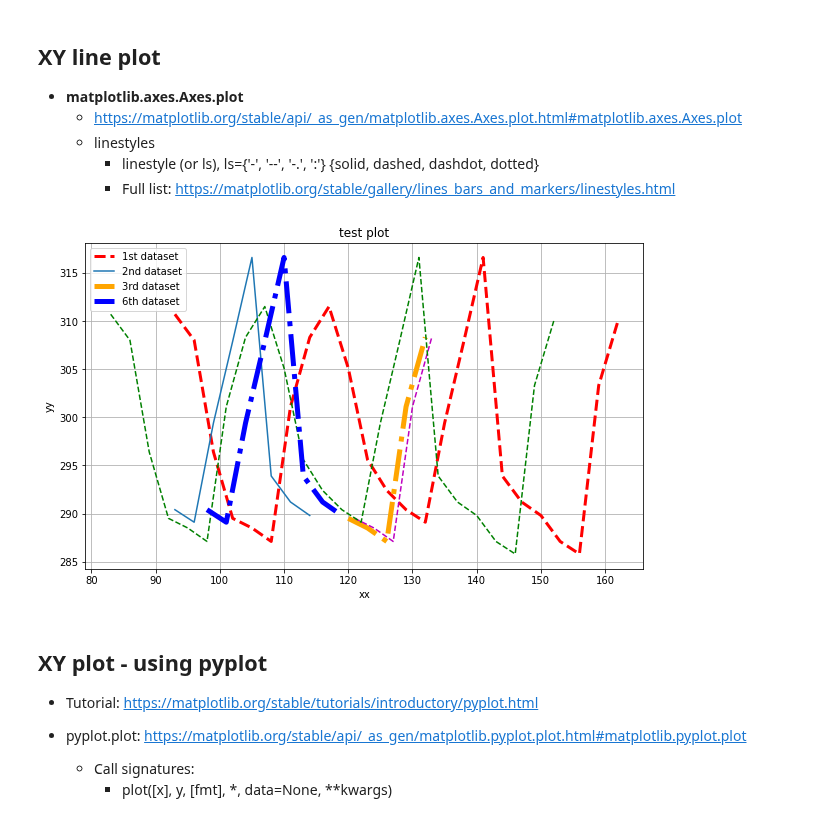
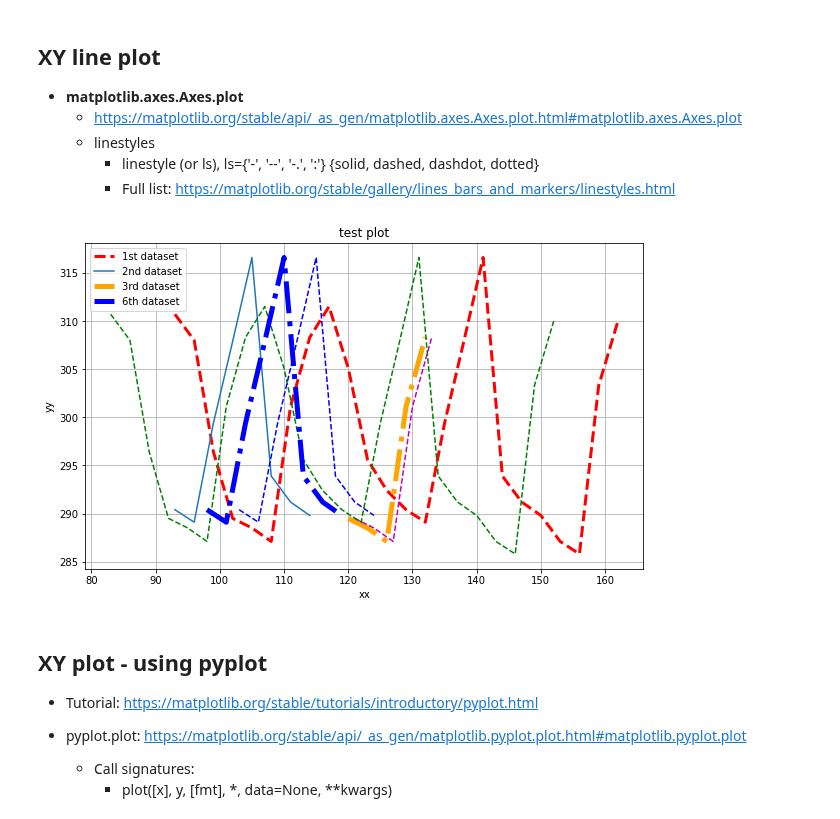
Before and after one commit to yihsuanchen/python, a Jupyter notebook: yhc_module_and_notes/notes-matplotlib_basic_XY.ipynb, the cells around one changed output. Drawn from its saved outputs; the diff is of its cells as text; code cells hidden in the pictures.

Commit message:
play with setting legend

```diff
--- a/yhc_module_and_notes/notes-matplotlib_basic_XY.ipynb
+++ b/yhc_module_and_notes/notes-matplotlib_basic_XY.ipynb
@@ -59,34 +59,37 @@ yy3 = np.array([289.5, 288.5, 287.1, 301.1, 308.3])
 #--- Create a figure 10 inches by 6 inches.
 fig = plt.figure(figsize=(10, 6))
 
 #--- Add an Axes to the current figure. add_subplot (nrows, ncols, index).
 #      matplotlib.pyplot.subplot, https://matplotlib.org/stable/api/_as_gen/matplotlib.pyplot.subplot.html
 ax = fig.add_subplot(1, 1, 1)   # or use ax = fig.add_subplot(111)
 
 #--- Add labels
 ax.set_title('test plot')  # title of this figure
 ax.set_xlabel('xx')        # x-axis label
 ax.set_ylabel('yy')        # y-axis label
 
 #--- plot
 linewidth = 3.
 ax.plot(xx1, yy1, label='1st dataset', color='red', linestyle='--', linewidth=3.)
 ax.plot(xx2, yy2, label='2nd dataset')    # overlay (xx2, yy2)
 ax.plot(xx3, yy3, label='3rd dataset', c='orange', ls='-.', lw=5.)
 ax.plot(xx3+1, yy3, 'm--')
 ax.plot(xx1-10, yy1, 'g--')
 ax.plot(xx2+5, yy2, label='6th dataset', c='blue', ls='-.', lw=5.)
 
 #--- draw legend
 ax.legend(loc='upper left')    # show da1-da3 & da6
 
 #legend_all = ["da1","da2","da3","da4","da5"]
 #ax.legend(legend_all, loc='upper left')  # show da1-da5 datasets
 
+ax.plot(xx2+10, yy2, 'b--', label='7th dataset')  # after ax.legend is called, new legend is not shown
+
+
 #--- draw grid
 ax.grid(True)
 # %% [output]
-[figure, old version]
+[figure, new version]
 # %% [markdown]
 ## XY plot - using pyplot
 - Tutorial: https://matplotlib.org/stable/tutorials/introductory/pyplot.html
```
